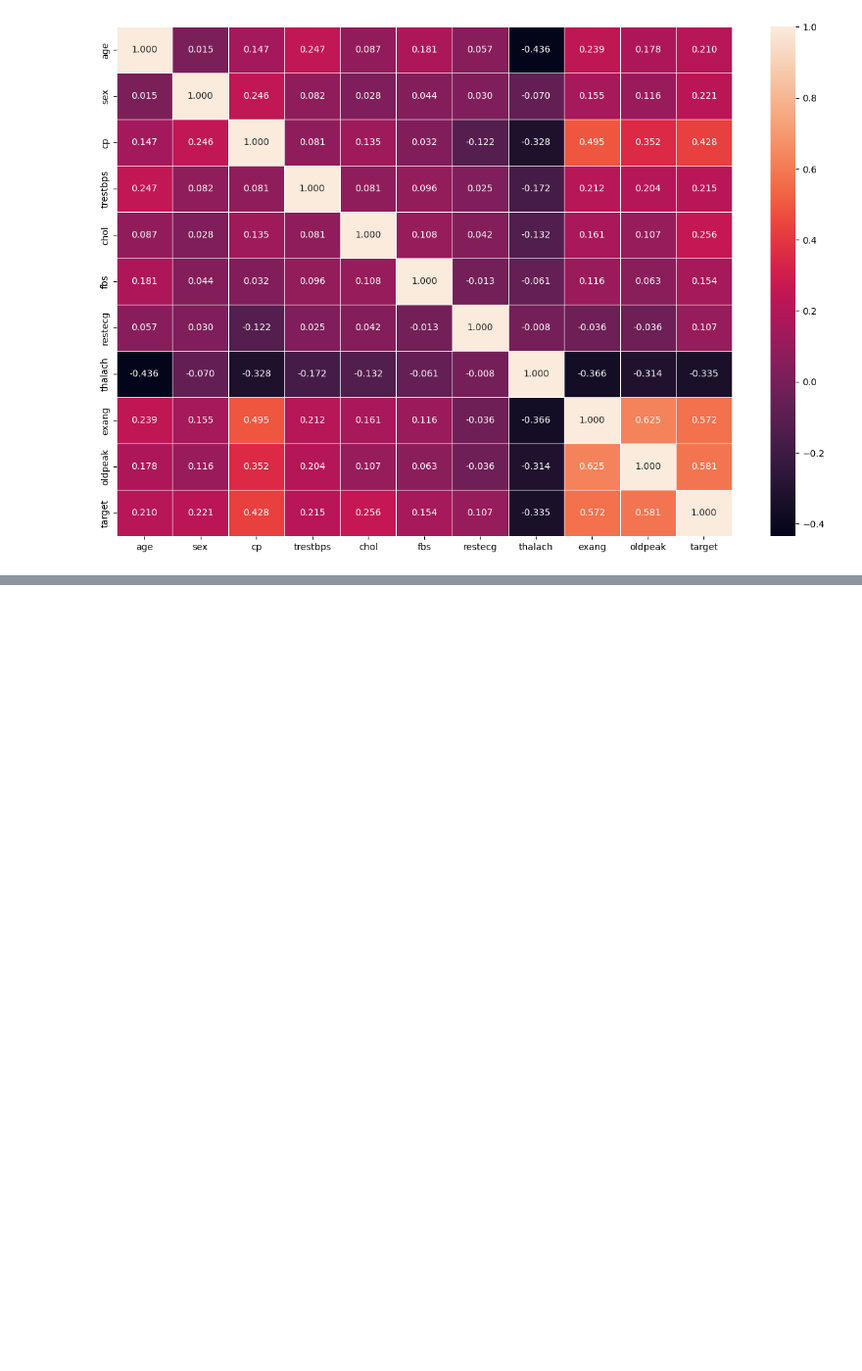
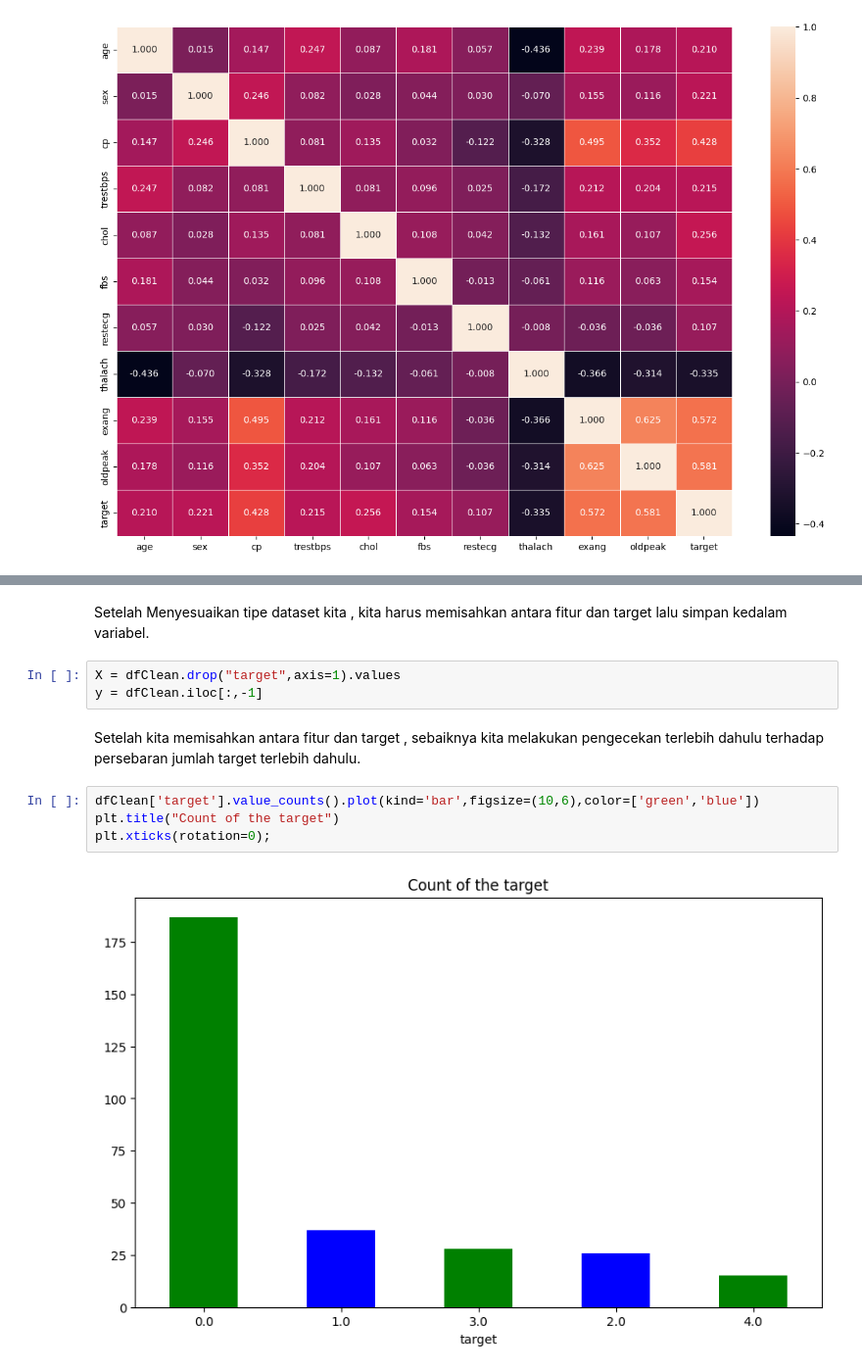
Before and after one commit to zidanzett/hearth-disease, a Jupyter notebook: main.ipynb, the cells around one changed output, grey strips where cells are left out. Shown: that part at 98% size. Drawn from its saved outputs; the diff is of its cells as text; blank space fills up the shorter version.

```diff
--- a/main.ipynb
+++ b/main.ipynb
@@ -443,0 +469,13 @@ sns.heatmap(cor_mat,annot=True,linewidths=0.5,fmt=".3f")
+# %% [markdown]
+Setelah Menyesuaikan tipe dataset kita , kita harus memisahkan antara fitur dan target lalu simpan kedalam variabel.
+# %%
+X = dfClean.drop("target",axis=1).values
+y = dfClean.iloc[:,-1]
+# %% [markdown]
+Setelah kita memisahkan antara fitur dan target , sebaiknya kita melakukan pengecekan terlebih dahulu terhadap persebaran jumlah target terlebih dahulu.
+# %%
+dfClean['target'].value_counts().plot(kind='bar',figsize=(10,6),color=['green','blue'])
+plt.title("Count of the target")
+plt.xticks(rotation=0);
+# %% [output]
+[figure, added]
```
Also changed, not shown: parts of 95 cells of this notebook.
